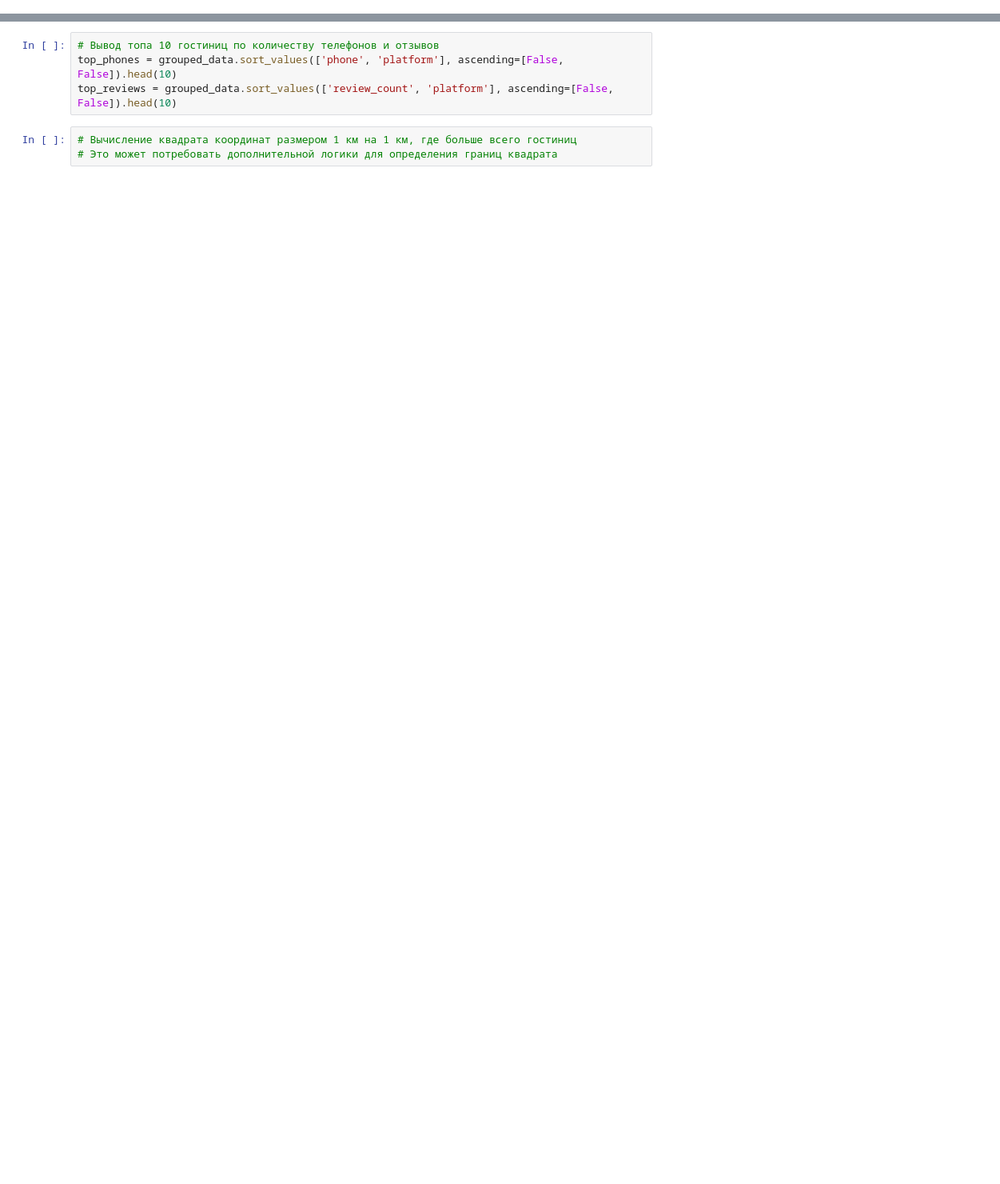
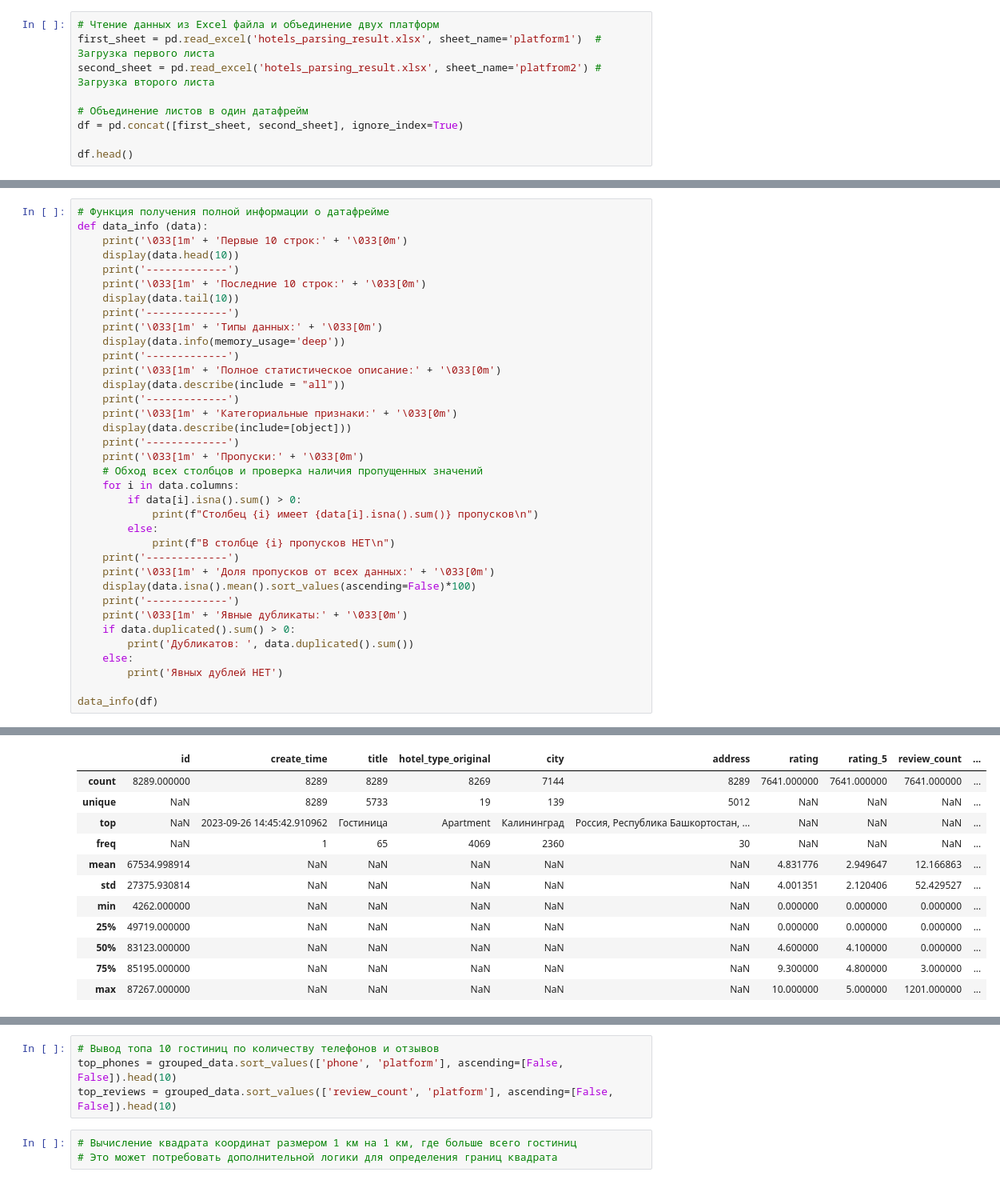
Before and after one commit to serkosil/test-projects, a Jupyter notebook: Test_13062024_Technesis/Test_Technesis.ipynb, the cells around one changed output, grey strips where cells are left out. Shown at 80% size. Drawn from its saved outputs; the diff is of its cells as text; blank space fills up the shorter version.

```diff
--- a/Test_13062024_Technesis/Test_Technesis.ipynb
+++ b/Test_13062024_Technesis/Test_Technesis.ipynb
@@ -54,0 +95,9 @@ from IPython.display import display
+# %%
+# Чтение данных из Excel файла и объединение двух платформ
+first_sheet = pd.read_excel('hotels_parsing_result.xlsx', sheet_name='platform1')  # Загрузка первого листа
+second_sheet = pd.read_excel('hotels_parsing_result.xlsx', sheet_name='platfrom2') # Загрузка второго листа
+
+# Объединение листов в один датафрейм
+df = pd.concat([first_sheet, second_sheet], ignore_index=True)
+
+df.head()
@@ -54,0 +112,37 @@ from IPython.display import display
+# %%
+# Функция получения полной информации о датафрейме
+def data_info (data):
+    print('\033[1m' + 'Первые 10 строк:' + '\033[0m')
+    display(data.head(10))
+    print('-------------')
+    print('\033[1m' + 'Последние 10 строк:' + '\033[0m')
+    display(data.tail(10))
+    print('-------------')
+    print('\033[1m' + 'Типы данных:' + '\033[0m')
+    display(data.info(memory_usage='deep'))
+    print('-------------')
+    print('\033[1m' + 'Полное статистическое описание:' + '\033[0m')
+    display(data.describe(include = "all"))
+    print('-------------')
+    print('\033[1m' + 'Категориальные признаки:' + '\033[0m')
+    display(data.describe(include=[object]))
+    print('-------------')
+    print('\033[1m' + 'Пропуски:' + '\033[0m')
+    # Обход всех столбцов и проверка наличия пропущенных значений
+    for i in data.columns:
+        if data[i].isna().sum() > 0:
+            print(f"Столбец {i} имеет {data[i].isna().sum()} пропусков\n")
+        else:
+            print(f"В столбце {i} пропусков НЕТ\n")
+    print('-------------')
+    print('\033[1m' + 'Доля пропусков от всех данных:' + '\033[0m')
+    display(data.isna().mean().sort_values(ascending=False)*100)
+    print('-------------')
+    print('\033[1m' + 'Явные дубликаты:' + '\033[0m')
+    if data.duplicated().sum() > 0:
+        print('Дубликатов: ', data.duplicated().sum())
+    else:
+        print('Явных дублей НЕТ')
+
+data_info(df)
+# %% [output]
@@ -54,0 +196,12 @@ from IPython.display import display
+|  | id | create_time | title | hotel_type_original | city | address | rating | rating_5 | review_count | ... |
+| count | 8289.000000 | 8289 | 8289 | 8269 | 7144 | 8289 | 7641.000000 | 7641.000000 | 7641.000000 | ... |
+| unique | NaN | 8289 | 5733 | 19 | 139 | 5012 | NaN | NaN | NaN | ... |
+| top | NaN | 2023-09-26 14:45:42.910962 | Гостиница | Apartment | Калининград | Россия, Республика Башкортостан, ... | NaN | NaN | NaN | ... |
+| freq | NaN | 1 | 65 | 4069 | 2360 | 30 | NaN | NaN | NaN | ... |
+| mean | 67534.998914 | NaN | NaN | NaN | NaN | NaN | 4.831776 | 2.949647 | 12.166863 | ... |
+| std | 27375.930814 | NaN | NaN | NaN | NaN | NaN | 4.001351 | 2.120406 | 52.429527 | ... |
+| min | 4262.000000 | NaN | NaN | NaN | NaN | NaN | 0.000000 | 0.000000 | 0.000000 | ... |
+| 25% | 49719.000000 | NaN | NaN | NaN | NaN | NaN | 0.000000 | 0.000000 | 0.000000 | ... |
+| 50% | 83123.000000 | NaN | NaN | NaN | NaN | NaN | 4.600000 | 4.100000 | 0.000000 | ... |
+| 75% | 85195.000000 | NaN | NaN | NaN | NaN | NaN | 9.300000 | 4.800000 | 3.000000 | ... |
+| max | 87267.000000 | NaN | NaN | NaN | NaN | NaN | 10.000000 | 5.000000 | 1201.000000 | ... |
```
Also changed, not shown: parts of 18 cells of this notebook, 2 other files.
